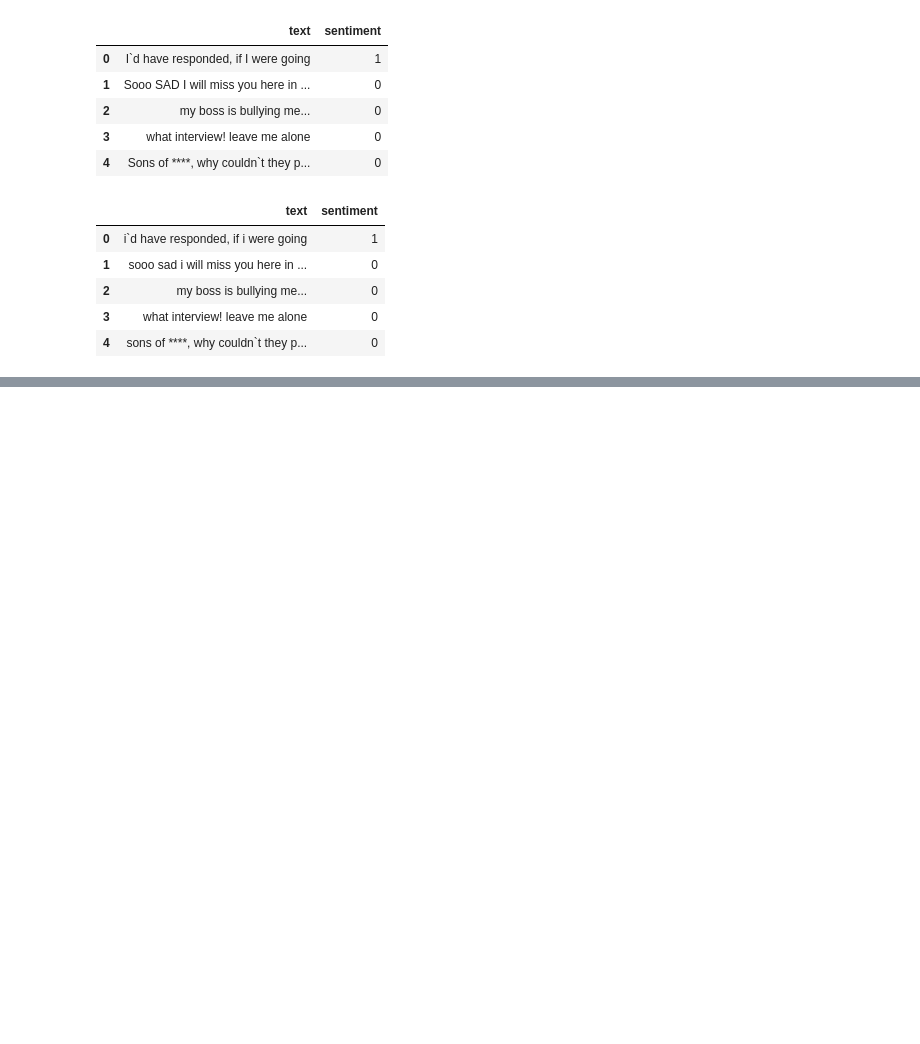
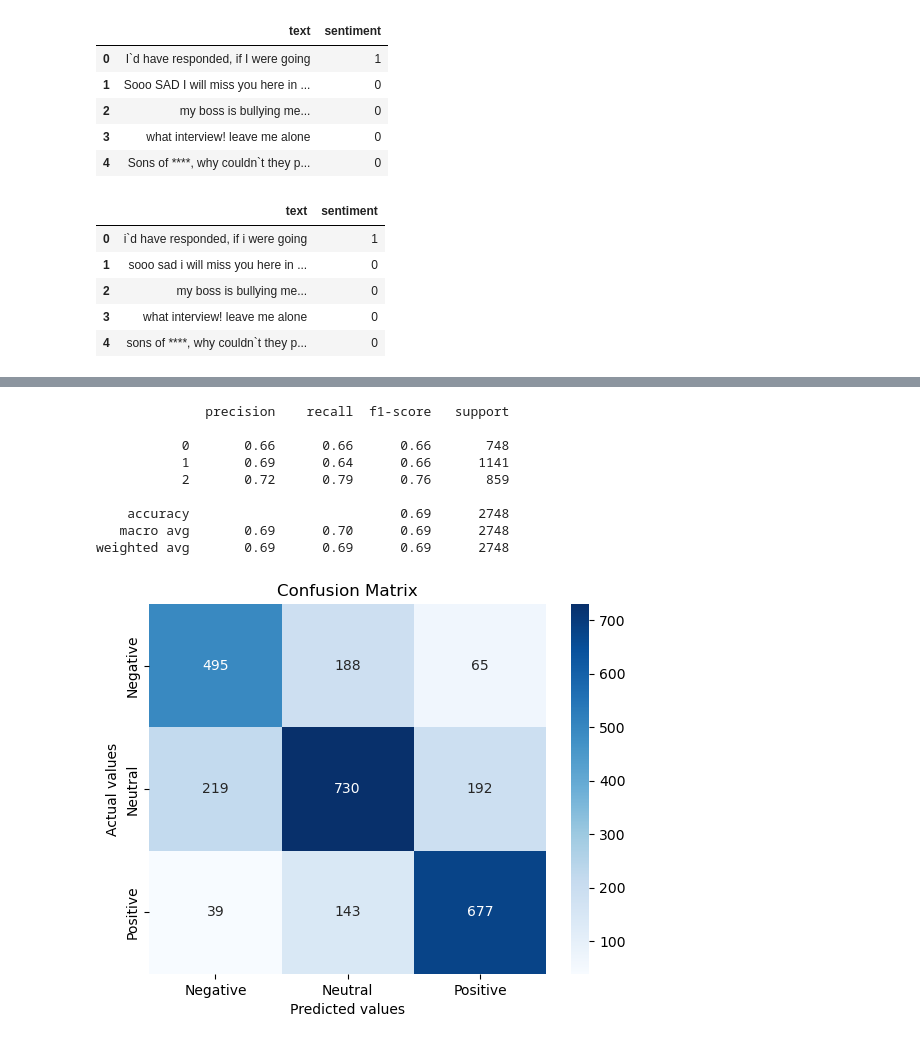
Before and after one commit to mart-jdlm/AI_FinalProject, a Jupyter notebook: TweetSentimentAnalysis.ipynb, the cells around one changed output, grey strips where cells are left out. Drawn from its saved outputs; the diff is of its cells as text; code cells hidden in the pictures; blank space fills up the shorter version.

```diff
--- a/TweetSentimentAnalysis.ipynb
+++ b/TweetSentimentAnalysis.ipynb
@@ -130,0 +208,16 @@ tweet['cleaned_text'] = tweet['text'].apply(clean_text)
+# %%
+SVCmodel = LinearSVC()
+SVCmodel.fit(X_train, y_train)
+model_Evaluate(SVCmodel)
+y_pred2 = SVCmodel.predict(X_test)
+# %% [output]
+              precision    recall  f1-score   support
+
+           0       0.66      0.66      0.66       748
+           1       0.69      0.64      0.66      1141
+           2       0.72      0.79      0.76       859
+
+    accuracy                           0.69      2748
+   macro avg       0.69      0.70      0.69      2748
+weighted avg       0.69      0.69      0.69      2748
+[figure, added]
```
Also changed, not shown: parts of 10 cells of this notebook.
